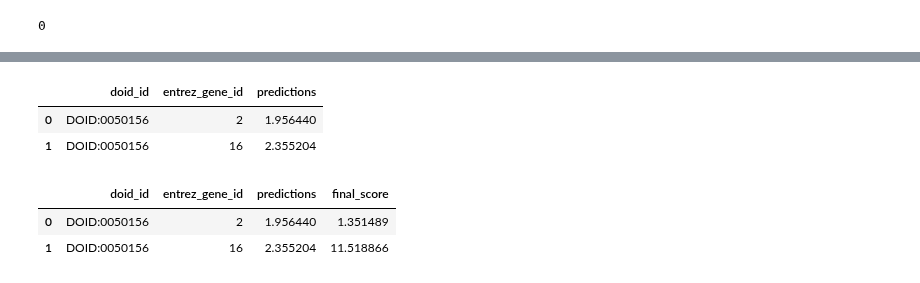
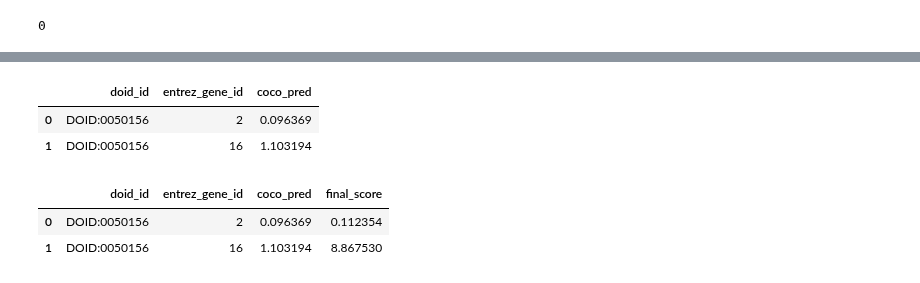
Before and after one commit to greenelab/snorkeling, a Jupyter notebook: disease_gene/disease_associates_gene/literature_models/coco_score/coco_score.ipynb, the cells around one changed output, grey strips where cells are left out. Cells and saved outputs as stored; diff of their text form; code cells hidden in the pictures.

Commit message:
finalized DaG

```diff
--- a/disease_gene/disease_associates_gene/literature_models/coco_score/coco_score.ipynb
+++ b/disease_gene/disease_associates_gene/literature_models/coco_score/coco_score.ipynb
@@ -90,5 +54,5 @@ distant_supervision_marginals.head(2)
 # %%
-all_embedded_dg_df = pd.read_table("../../word_vector_experiment/results/all_embedded_dg_sentences.tsv.xz")
+all_embedded_dg_df = pd.read_csv("input/all_embedded_dg_sentences.tsv.xz", sep="\t")
 all_embedded_dg_df.head(2)
 # %% [output]
 |  | 0 | 1 | 2 | 3 | 4 | 5 | 6 | 7 | 8 | 9 | ... | ... |
@@ -266,0 +220,24 @@ predictions_df.head(2)
+# %%
+predictions_df = (
+    pd.read_csv(
+        "output/all_dg_sentences_predictions.tsv",
+        header=None, sep=" ",
+        names=["label", "coco_pred"]
+    )
+    .assign(
+        candidate_id=(
+            all_embedded_dg_df
+            .drop([
+                3129733,3213766,3228428,3286544,
+                3321817,3440104,3474638,3579193,
+                3680330,3698151,3701848]
+            )
+            .candidate_id
+            .values
+            .tolist()
+        )
+    )
+    .assign(coco_pred=lambda x: 1 - x.coco_pred)
+    .assign(coco_pred=lambda x: x.coco_pred.clip(0,1) + 1e-5)
+)
+predictions_df.head(2)
@@ -268,7 +249,7 @@ predictions_df.head(2)
 final_pred_df = (
     total_candidates_df
     [["doid_id", "entrez_gene_id", "candidate_id"]]
-    .merge(predictions_df[["predictions", "candidate_id"]])
+    .merge(predictions_df[["coco_pred", "candidate_id"]])
 )
 final_pred_df.head(2)
 # %% [output]
@@ -279,41 +260,41 @@ final_pred_df.head(2)
 added_scores_df = (
     final_pred_df
     .groupby(["doid_id", "entrez_gene_id"])
-    .aggregate({"predictions": 'sum'})
+    .aggregate({"coco_pred": 'sum'})
     .reset_index()
 )
 added_scores_df.head(2)
 # %% [output]
-|  | doid_id | entrez_gene_id | predictions |
-| 0 | DOID:0050156 | 2 | 1.956440 |
-| 1 | DOID:0050156 | 16 | 2.355204 |
+|  | doid_id | entrez_gene_id | coco_pred |
+| 0 | DOID:0050156 | 2 | 0.096369 |
+| 1 | DOID:0050156 | 16 | 1.103194 |
 # %%
-total_score = added_scores_df.predictions.sum()
-disease_scores = added_scores_df.groupby("doid_id").agg({"predictions":"sum"}).reset_index()
-disease_scores = dict(zip(disease_scores.doid_id, disease_scores.predictions))
-gene_scores = added_scores_df.groupby("entrez_gene_id").agg({"predictions":"sum"}).reset_index()
-gene_scores = dict(zip(gene_scores.entrez_gene_id, gene_scores.predictions))
+total_score = added_scores_df.coco_pred.sum()
+disease_scores = added_scores_df.groupby("doid_id").agg({"coco_pred":"sum"}).reset_index()
+disease_scores = dict(zip(disease_scores.doid_id, disease_scores.coco_pred))
+gene_scores = added_scores_df.groupby("entrez_gene_id").agg({"coco_pred":"sum"}).reset_index()
+gene_scores = dict(zip(gene_scores.entrez_gene_id, gene_scores.coco_pred))
 
 alpha=0.65
 
 final_scores_df = added_scores_df.assign(
     final_score=(
         added_scores_df.apply(
             lambda x: pd.np.exp(
-                    alpha*pd.np.log(x['predictions']) + (1-alpha)*(
-                    pd.np.log(x['predictions']) + pd.np.log(total_score) -
+                    alpha*pd.np.log(x['coco_pred']) + (1-alpha)*(
+                    pd.np.log(x['coco_pred']) + pd.np.log(total_score) -
                     pd.np.log(disease_scores[x['doid_id']]) - pd.np.log(gene_scores[x['entrez_gene_id']])
                 )
             ),
             axis=1
         )
     )
 )
 final_scores_df.head(2)
 # %% [output]
-|  | doid_id | entrez_gene_id | predictions | final_score |
-| 0 | DOID:0050156 | 2 | 1.956440 | 1.351489 |
-| 1 | DOID:0050156 | 16 | 2.355204 | 11.518866 |
+|  | doid_id | entrez_gene_id | coco_pred | final_score |
+| 0 | DOID:0050156 | 2 | 0.096369 | 0.112354 |
+| 1 | DOID:0050156 | 16 | 1.103194 | 8.867530 |
 # %%
 score_with_labels_df = (
     final_scores_df
```
Also changed, not shown: parts of 36 cells of this notebook, 12 other files.
